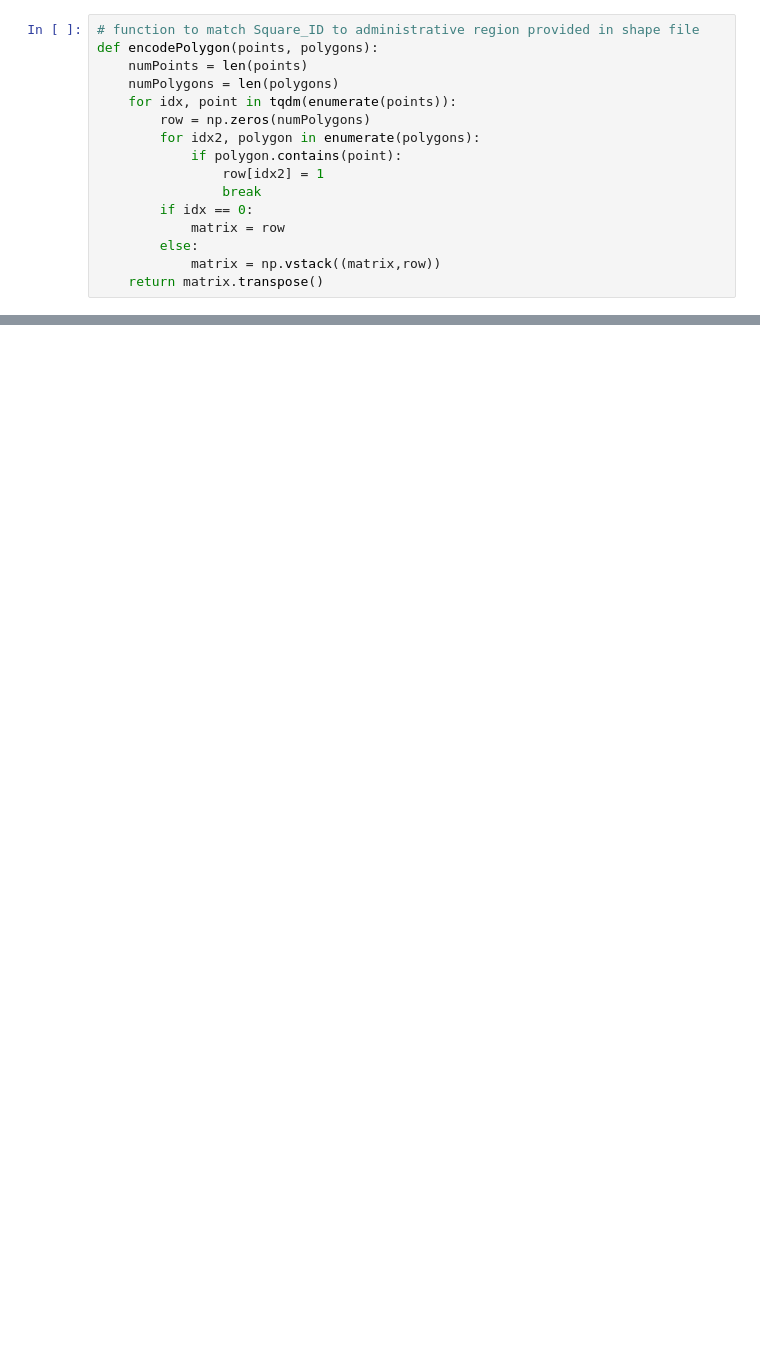
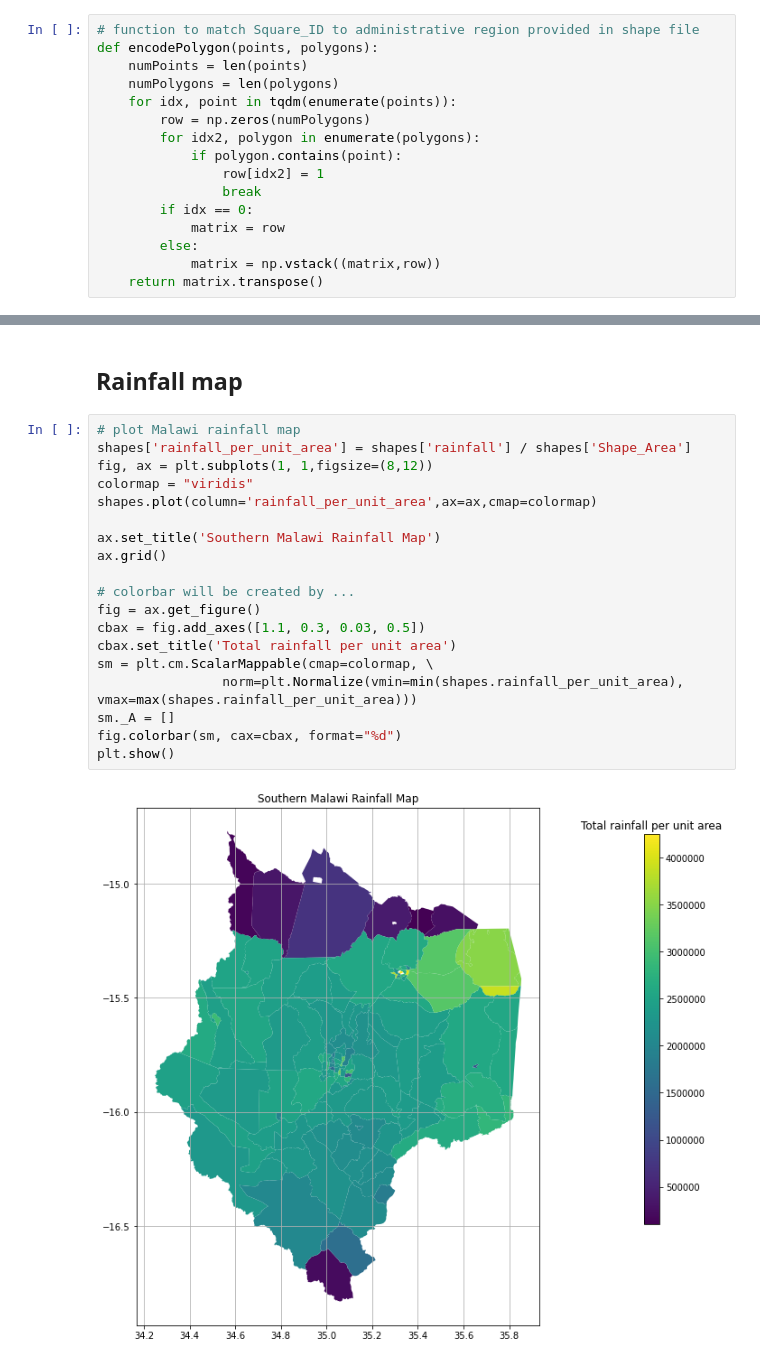
Before and after one commit to sith0008/Malawi-Flood-Prediction, a Jupyter notebook: MalawiFlood_EDA2.ipynb, the cells around one changed output, grey strips where cells are left out. Saved outputs shown, nothing was run; the diff lists cells and outputs as text; blank space fills up the shorter version.

```diff
--- a/MalawiFlood_EDA2.ipynb
+++ b/MalawiFlood_EDA2.ipynb
@@ -66,0 +139,23 @@ shapes.plot(column='flood',ax=ax,legend=True,legend_kwds={'label':'Flooding exte
+# %% [markdown]
+## Rainfall map
+# %%
+# plot Malawi rainfall map
+shapes['rainfall_per_unit_area'] = shapes['rainfall'] / shapes['Shape_Area']
+fig, ax = plt.subplots(1, 1,figsize=(8,12))
+colormap = "viridis"
+shapes.plot(column='rainfall_per_unit_area',ax=ax,cmap=colormap)
+
+ax.set_title('Southern Malawi Rainfall Map')
+ax.grid()
+
+# colorbar will be created by ...
+fig = ax.get_figure()
+cbax = fig.add_axes([1.1, 0.3, 0.03, 0.5])
+cbax.set_title('Total rainfall per unit area')
+sm = plt.cm.ScalarMappable(cmap=colormap, \
+                norm=plt.Normalize(vmin=min(shapes.rainfall_per_unit_area), vmax=max(shapes.rainfall_per_unit_area)))
+sm._A = []
+fig.colorbar(sm, cax=cbax, format="%d")
+plt.show()
+# %% [output]
+[figure, added]
```
Also changed, not shown: parts of 18 cells of this notebook, 3 other files.
